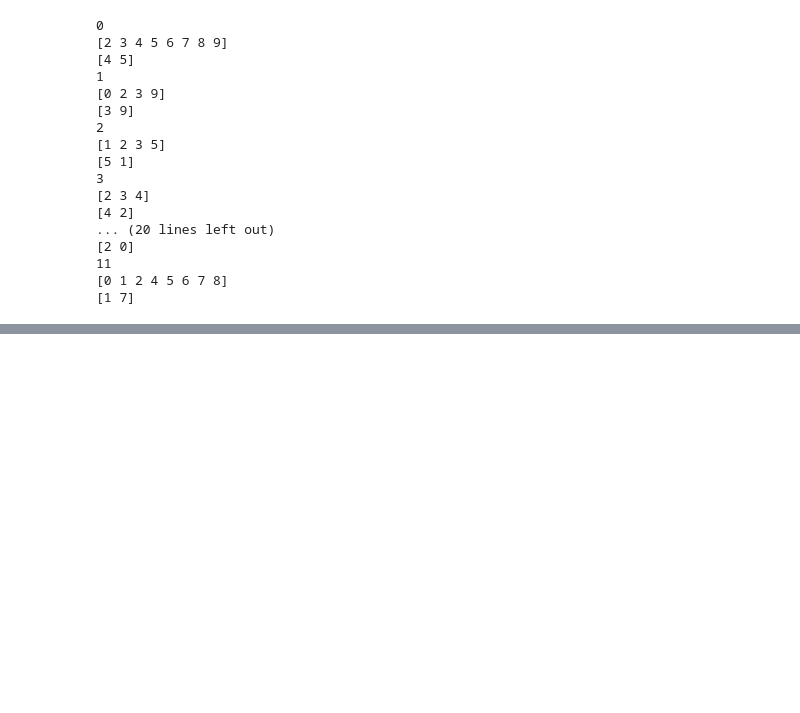
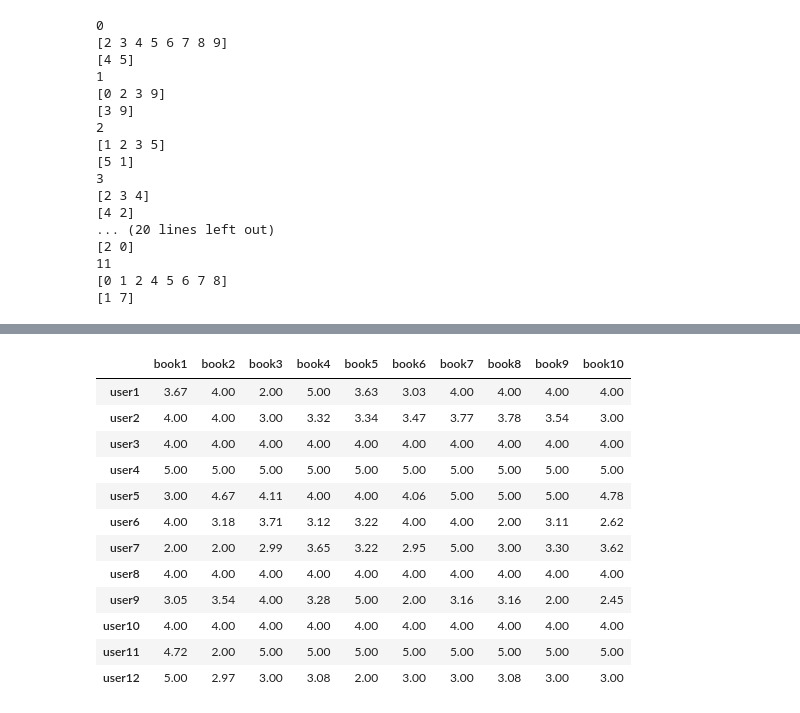
Before and after one commit to pavsingh7/Masters-Dissertation, a Jupyter notebook: Code/item_collab_filtering.ipynb, the cells around one changed output, grey strips where cells are left out. Drawn from its saved outputs; the diff is of its cells as text; code cells hidden in the pictures; blank space fills up the shorter version.

```diff
--- a/Code/item_collab_filtering.ipynb
+++ b/Code/item_collab_filtering.ipynb
@@ -347,3 +464,37 @@ for user_id in range(x.shape[0]):
+# %%
+# now get predicted ratings for all users
+for user_id in range(predic_matrix.shape[0]):
+    user_ratings = predic_matrix.iloc[user_id, :].values.reshape(1, -1)
+    unread_books_indices = np.where(user_ratings == 0)[1]
+    rated_books_indices = np.where(user_ratings > 0)[1]
+    for book_id in unread_books_indices:
+        similarity_i_j = sim_mat_cos[book_id, rated_books_indices]
+        ratings = user_ratings[0, rated_books_indices]
+
+        if np.any(similarity_i_j):
+            predicted_rating = np.sum(ratings * similarity_i_j) / np.sum(np.abs(similarity_i_j))
+        else:
+            # make predicted rating mean of user's ratings
+            predicted_rating = np.mean(ratings)
+
+        predic_matrix.iloc[user_id, book_id] = predicted_rating.round(2)
+
+# see updated matrix with predicted ratings
+display(predic_matrix)
+# %% [output]
+|  | book1 | book2 | book3 | book4 | book5 | book6 | book7 | book8 | book9 | book10 |
+| user1 | 3.67 | 4.00 | 2.00 | 5.00 | 3.63 | 3.03 | 4.00 | 4.00 | 4.00 | 4.00 |
+| user2 | 4.00 | 4.00 | 3.00 | 3.32 | 3.34 | 3.47 | 3.77 | 3.78 | 3.54 | 3.00 |
+| user3 | 4.00 | 4.00 | 4.00 | 4.00 | 4.00 | 4.00 | 4.00 | 4.00 | 4.00 | 4.00 |
+| user4 | 5.00 | 5.00 | 5.00 | 5.00 | 5.00 | 5.00 | 5.00 | 5.00 | 5.00 | 5.00 |
+| user5 | 3.00 | 4.67 | 4.11 | 4.00 | 4.00 | 4.06 | 5.00 | 5.00 | 5.00 | 4.78 |
+| user6 | 4.00 | 3.18 | 3.71 | 3.12 | 3.22 | 4.00 | 4.00 | 2.00 | 3.11 | 2.62 |
+| user7 | 2.00 | 2.00 | 2.99 | 3.65 | 3.22 | 2.95 | 5.00 | 3.00 | 3.30 | 3.62 |
+| user8 | 4.00 | 4.00 | 4.00 | 4.00 | 4.00 | 4.00 | 4.00 | 4.00 | 4.00 | 4.00 |
+| user9 | 3.05 | 3.54 | 4.00 | 3.28 | 5.00 | 2.00 | 3.16 | 3.16 | 2.00 | 2.45 |
+| user10 | 4.00 | 4.00 | 4.00 | 4.00 | 4.00 | 4.00 | 4.00 | 4.00 | 4.00 | 4.00 |
+| user11 | 4.72 | 2.00 | 5.00 | 5.00 | 5.00 | 5.00 | 5.00 | 5.00 | 5.00 | 5.00 |
+| user12 | 5.00 | 2.97 | 3.00 | 3.08 | 2.00 | 3.00 | 3.00 | 3.08 | 3.00 | 3.00 |
 # %%
 x
 # %% [output]
```
Also changed, not shown: parts of 28 cells of this notebook.
